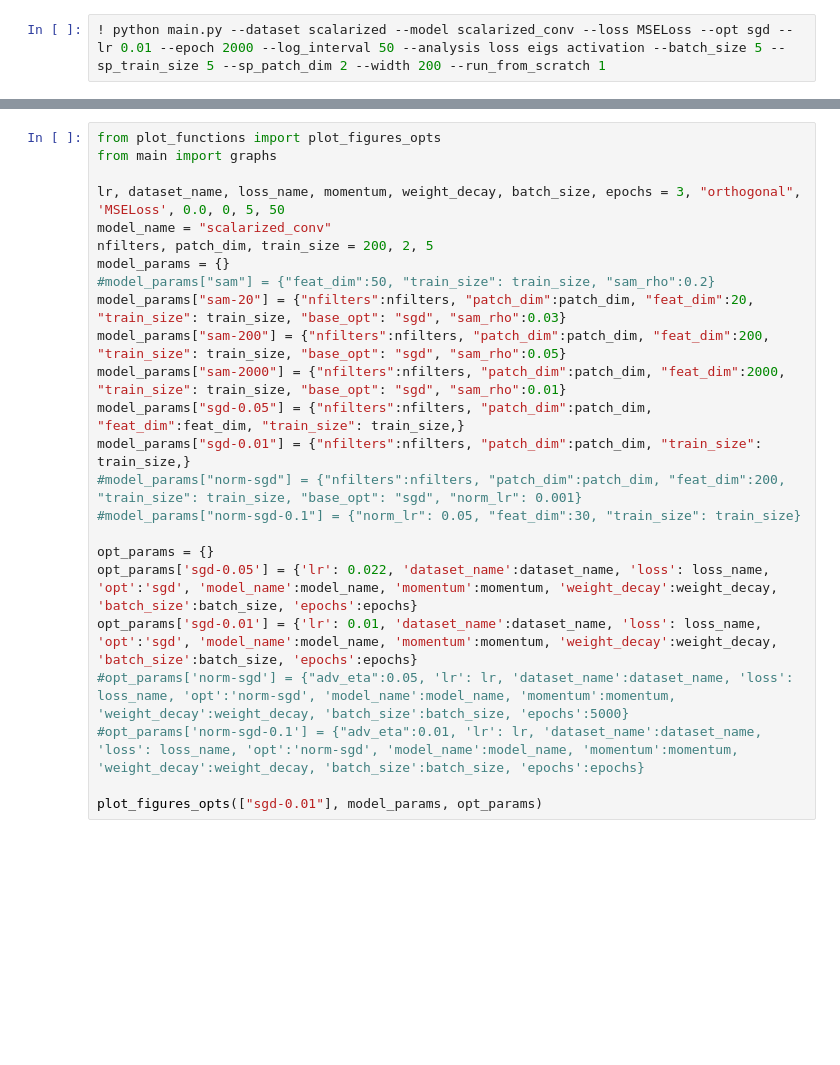
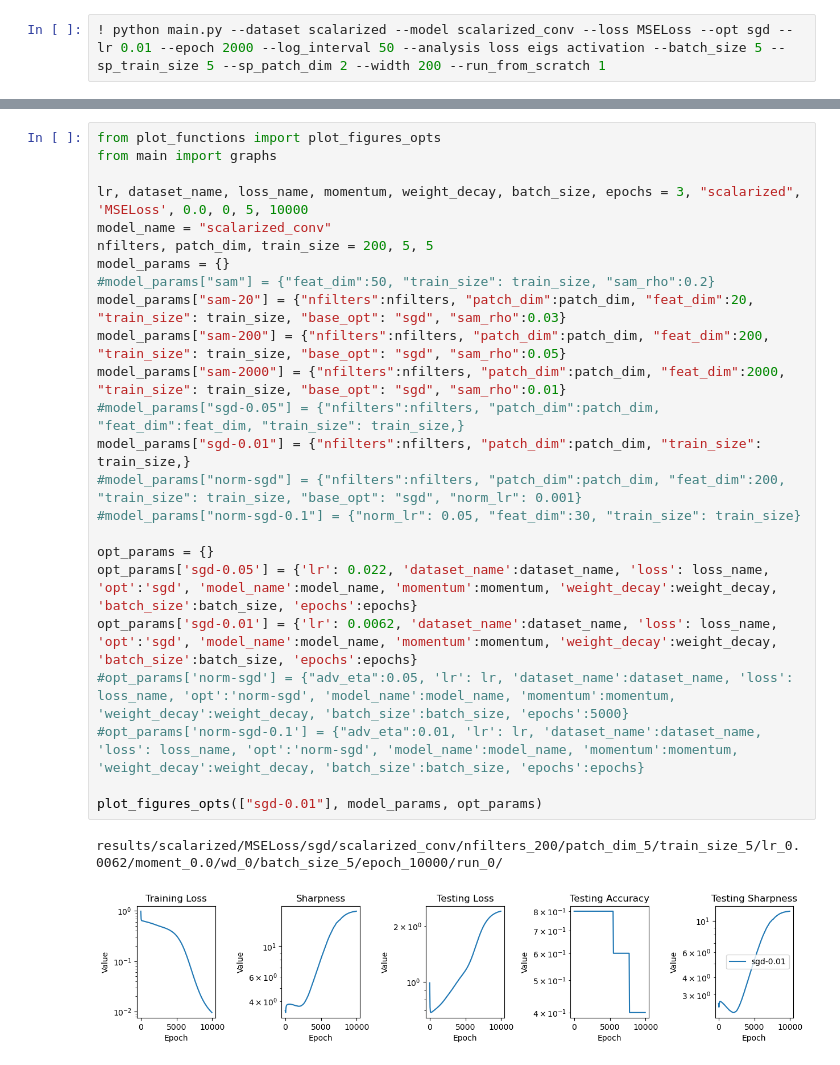
Before and after one commit to lucmonl/mlopt, a Jupyter notebook: notebook/edge_of_stability.ipynb, the cells around one changed output, grey strips where cells are left out. Drawn from its saved outputs; the diff is of its cells as text; blank space fills up the shorter version.

```diff
--- a/notebook/edge_of_stability.ipynb
+++ b/notebook/edge_of_stability.ipynb
@@ -985,24 +1021,27 @@ plot_max_2d(linear_coefs, 2)
 # %%
 from plot_functions import plot_figures_opts
 from main import graphs
 
-lr, dataset_name, loss_name, momentum, weight_decay, batch_size, epochs = 3, "orthogonal", 'MSELoss', 0.0, 0, 5, 50
+lr, dataset_name, loss_name, momentum, weight_decay, batch_size, epochs = 3, "scalarized", 'MSELoss', 0.0, 0, 5, 10000
 model_name = "scalarized_conv"
-nfilters, patch_dim, train_size = 200, 2, 5
+nfilters, patch_dim, train_size = 200, 5, 5
 model_params = {}
 #model_params["sam"] = {"feat_dim":50, "train_size": train_size, "sam_rho":0.2}
 model_params["sam-20"] = {"nfilters":nfilters, "patch_dim":patch_dim, "feat_dim":20, "train_size": train_size, "base_opt": "sgd", "sam_rho":0.03}
 model_params["sam-200"] = {"nfilters":nfilters, "patch_dim":patch_dim, "feat_dim":200, "train_size": train_size, "base_opt": "sgd", "sam_rho":0.05}
 model_params["sam-2000"] = {"nfilters":nfilters, "patch_dim":patch_dim, "feat_dim":2000, "train_size": train_size, "base_opt": "sgd", "sam_rho":0.01}
-model_params["sgd-0.05"] = {"nfilters":nfilters, "patch_dim":patch_dim, "feat_dim":feat_dim, "train_size": train_size,}
+#model_params["sgd-0.05"] = {"nfilters":nfilters, "patch_dim":patch_dim, "feat_dim":feat_dim, "train_size": train_size,}
 model_params["sgd-0.01"] = {"nfilters":nfilters, "patch_dim":patch_dim, "train_size": train_size,}
 #model_params["norm-sgd"] = {"nfilters":nfilters, "patch_dim":patch_dim, "feat_dim":200, "train_size": train_size, "base_opt": "sgd", "norm_lr": 0.001}
 #model_params["norm-sgd-0.1"] = {"norm_lr": 0.05, "feat_dim":30, "train_size": train_size}
 
 opt_params = {}
 opt_params['sgd-0.05'] = {'lr': 0.022, 'dataset_name':dataset_name, 'loss': loss_name, 'opt':'sgd', 'model_name':model_name, 'momentum':momentum, 'weight_decay':weight_decay, 'batch_size':batch_size, 'epochs':epochs}
-opt_params['sgd-0.01'] = {'lr': 0.01, 'dataset_name':dataset_name, 'loss': loss_name, 'opt':'sgd', 'model_name':model_name, 'momentum':momentum, 'weight_decay':weight_decay, 'batch_size':batch_size, 'epochs':epochs}
+opt_params['sgd-0.01'] = {'lr': 0.0062, 'dataset_name':dataset_name, 'loss': loss_name, 'opt':'sgd', 'model_name':model_name, 'momentum':momentum, 'weight_decay':weight_decay, 'batch_size':batch_size, 'epochs':epochs}
 #opt_params['norm-sgd'] = {"adv_eta":0.05, 'lr': lr, 'dataset_name':dataset_name, 'loss': loss_name, 'opt':'norm-sgd', 'model_name':model_name, 'momentum':momentum, 'weight_decay':weight_decay, 'batch_size':batch_size, 'epochs':5000}
 #opt_params['norm-sgd-0.1'] = {"adv_eta":0.01, 'lr': lr, 'dataset_name':dataset_name, 'loss': loss_name, 'opt':'norm-sgd', 'model_name':model_name, 'momentum':momentum, 'weight_decay':weight_decay, 'batch_size':batch_size, 'epochs':epochs}
 
 plot_figures_opts(["sgd-0.01"], model_params, opt_params)
+# %% [output]
+results/scalarized/MSELoss/sgd/scalarized_conv/nfilters_200/patch_dim_5/train_size_5/lr_0.0062/moment_0.0/wd_0/batch_size_5/epoch_10000/run_0/
+[figure, added]
```
Also changed, not shown: parts of 3 cells of this notebook, 4 other files.
